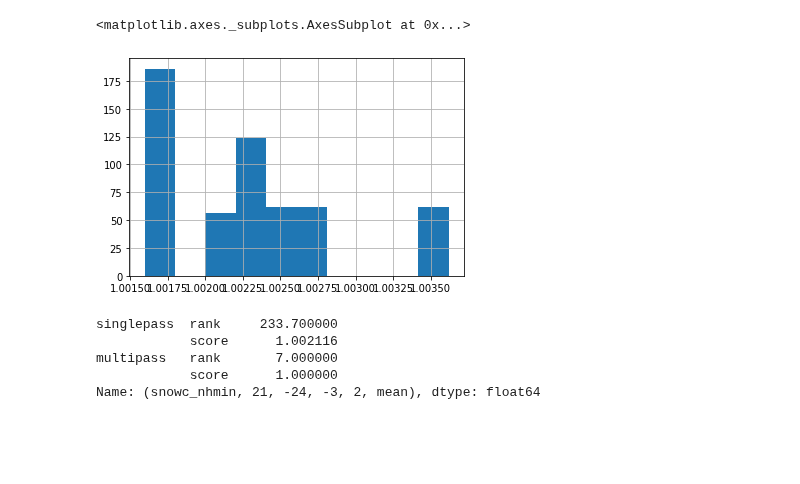
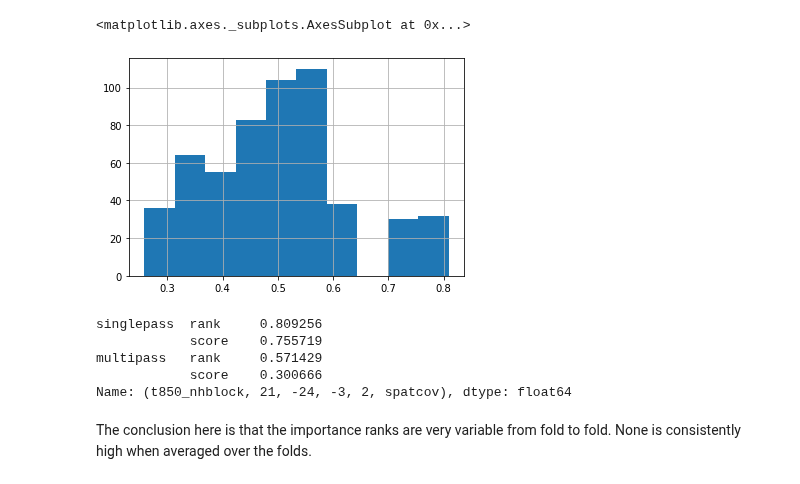
Before and after one commit to chiemvs/Weave, a Jupyter notebook: notebooks/evaluate_all_importances.ipynb, the cells around one changed output. Saved outputs shown, nothing was run; the diff lists cells and outputs as text; code cells hidden in the pictures; blank space fills up the shorter version.

Commit message:
Normalization of importances. separation responseagg interplay is not fully working yet.

```diff
--- a/notebooks/evaluate_all_importances.ipynb
+++ b/notebooks/evaluate_all_importances.ipynb
@@ -28,0 +19,29 @@ dat_onesep.loc[dat_onesep['singlepass','rank'] == 0,:]
+# %%
+def scale_scores_ranks_to_importance(df, fill_multipass = False):
+    """
+    Ranks and scores differ over the folds. The score is MAE (default in models.permute_importance). The rank means low = important
+    The score means high = important.
+    Therefore I do min-max scaling
+    """
+    # Scores:
+    def scale_score(series):
+        series = (series - series.min())/(series.max() - series.min())
+        if fill_multipass:
+            series = series.fillna(0.0)
+        return series
+    df.loc[:,(slice(None),'score')] = df.loc[:,(slice(None),'score')].apply(scale_score, axis = 0)
+    # Ranks: For multipass not all ranks are present (only 0 to n_important vars = 8) everything that is not contained gets the lowest rank
+    def scale_rank(series):
+        series = (series - series.max())/(series.min() - series.max())
+        if fill_multipass:
+            series = series.fillna(0.0)
+        return series
+    df.loc[:,(slice(None), 'rank')] = df.loc[:,(slice(None), 'rank')].apply(scale_rank, axis = 0)
+    return df
+dat_onesep = pd.read_parquet(testpath)
+# %%
+# Scale to min score for scores(reference model) and max rank per rank per fold before averaging scores
+# This equates variability in MAE over different evalutation folds. Option to replace the nan multipass ranks with just the shared worst possible.
+# This makes multipass averaging fairer.
+dat_mean = dat_onesep.groupby('fold').apply(scale_scores_ranks_to_importance, **{'fill_multipass':True}).groupby(dat_onesep.index.names[1:]).mean()
+dat_onesep.loc[dat_onesep['singlepass','rank'] == 0,:]
@@ -29,13 +62,13 @@ dat_onesep.loc[dat_onesep['singlepass','rank'] == 0,:]
 # %%
-dat_mean['singlepass','score'].hist()
+dat_mean['singlepass','rank'].hist()
 # %% [output]
 <matplotlib.axes._subplots.AxesSubplot at 0x...>
-[figure, old version]
+[figure, new version]
 # %%
-dat_mean.iloc[dat_mean['multipass','rank'].argmax(),:]
+dat_mean.iloc[dat_mean['multipass','rank'].argmax(),:] # Always argmax high scores have become high importances, low ranks have become high importances.
 # %% [output]
-singlepass  rank     233.700000
-            score      1.002116
-multipass   rank       7.000000
-            score      1.000000
-Name: (snowc_nhmin, 21, -24, -3, 2, mean), dtype: float64
+singlepass  rank     0.809256
+            score    0.755719
+multipass   rank     0.571429
+            score    0.300666
+Name: (t850_nhblock, 21, -24, -3, 2, spatcov), dtype: float64
@@ -43,0 +75,2 @@ Name: (snowc_nhmin, 21, -24, -3, 2, mean), dtype: float64
+# %% [markdown]
+The conclusion here is that the importance ranks are very variable from fold to fold. None is consistently high when averaged over the folds.
```
Also changed, not shown: parts of 19 cells of this notebook, 1 other file.
